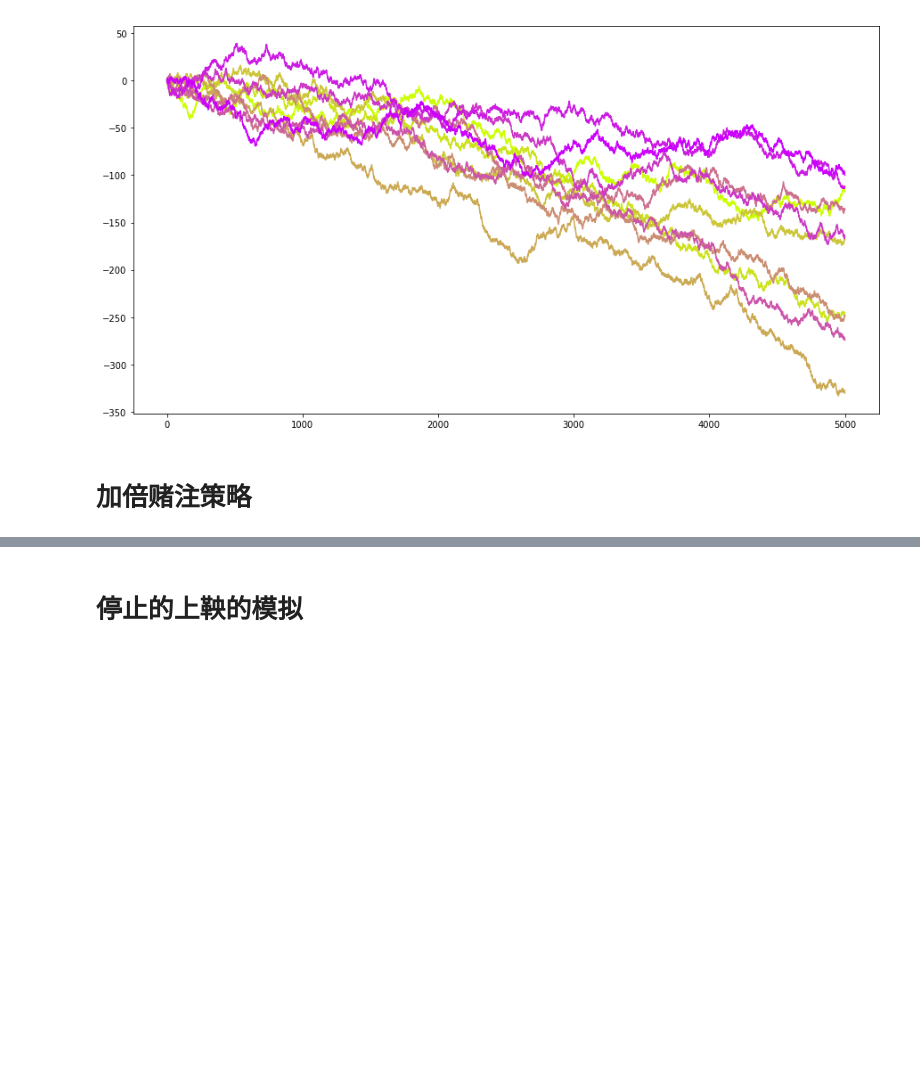
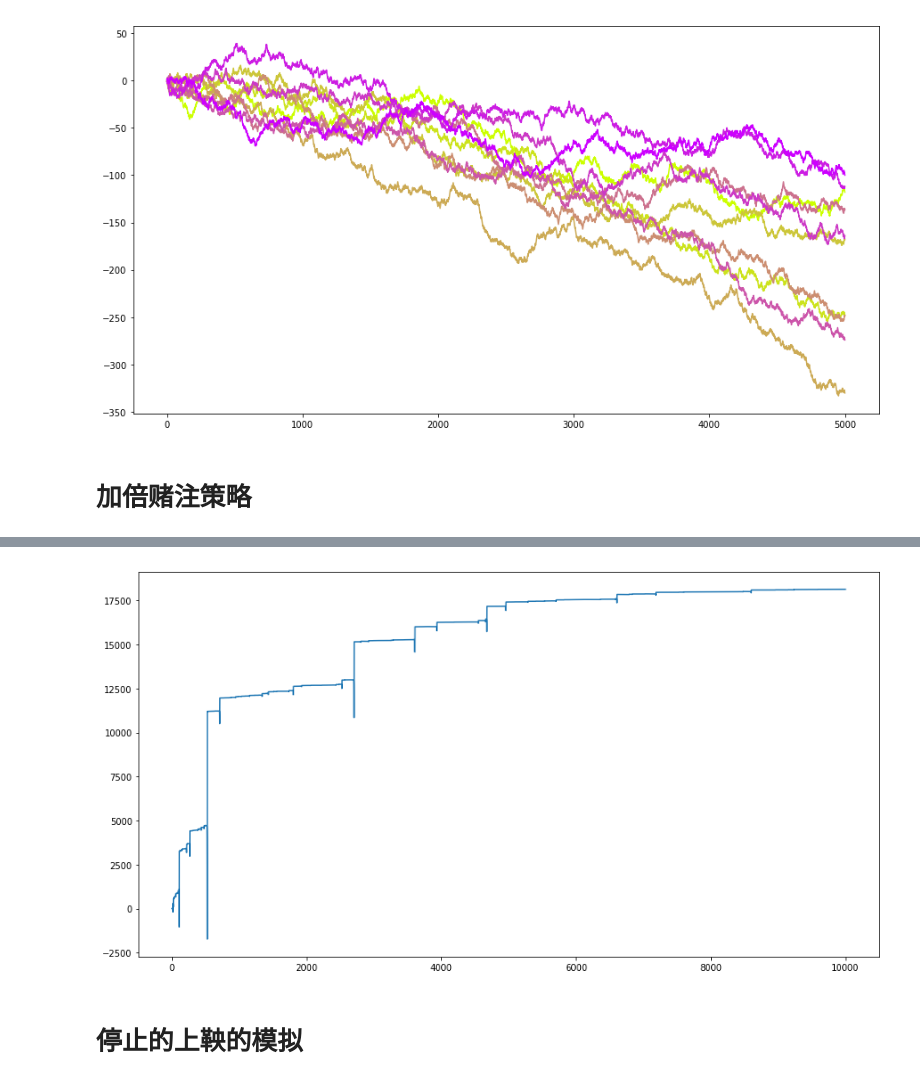
Before and after one commit to sijichun/MathStatsCode, a Jupyter notebook: notebook_python/Martingale.ipynb, the cells around one changed output, grey strips where cells are left out. Drawn from its saved outputs; the diff is of its cells as text; code cells hidden in the pictures; blank space fills up the shorter version.

```diff
--- a/notebook_python/Martingale.ipynb
+++ b/notebook_python/Martingale.ipynb
@@ -83,3 +82,23 @@ fig.savefig("martingale_betting.pdf")
+# %%
+import matplotlib.pyplot as plt
+%matplotlib inline
+# 设定图像大小
+plt.rcParams['figure.figsize'] = (15.0, 8.0)
+fig=plt.figure()
+T=10000
+N=20000
+PATH=[gen_wealth(T) for i in range(N)]
+t=[t for t in range(T)]
+m=[0 for t in range(T)]
+for path in PATH:
+    for tt in range(T):
+        m[tt]+=path[tt]
+m=[mm/N for mm in m]
+plt.plot(t,m)
+plt.show() ## 画图
+fig.savefig("martingale_betting.pdf")
+# %% [output]
+[figure, added]
 # %% [markdown]
 # 停止的上鞅的模拟
 # %%
```
Also changed, not shown: parts of 1 cell of this notebook.
